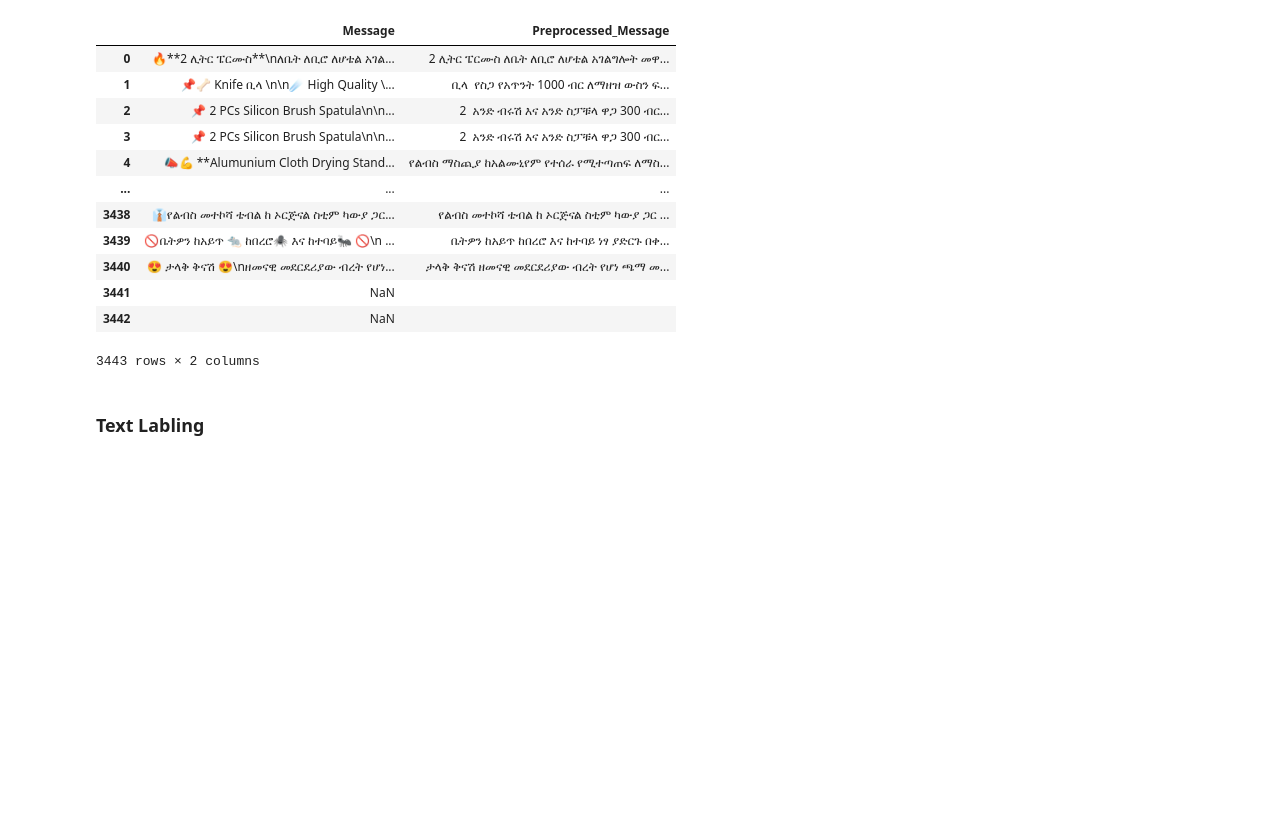
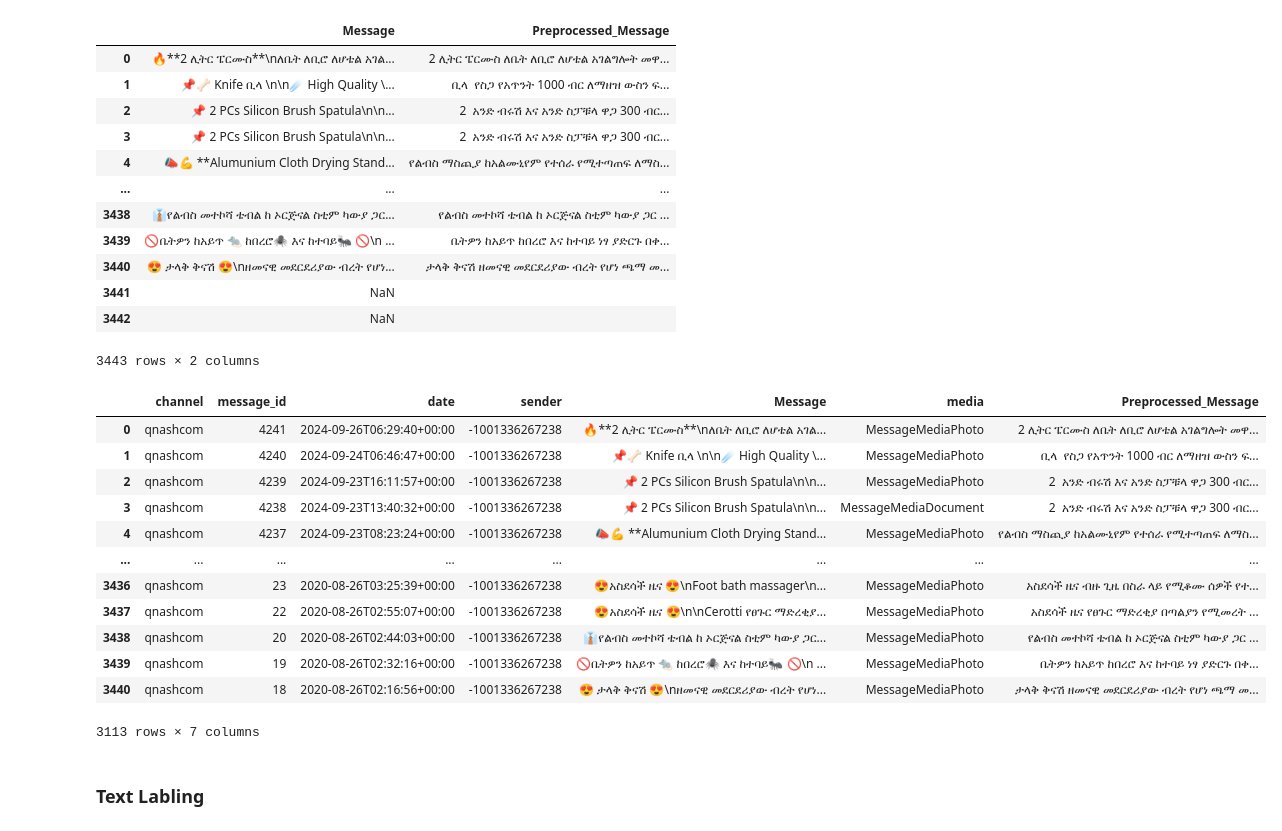
Before and after one commit to getahunTiruneh/EthioMart-E-commerce, a Jupyter notebook: notebook/Telegram_data_scrap.ipynb, the cells around one changed output. Drawn from its saved outputs; the diff is of its cells as text; code cells hidden in the pictures; blank space fills up the shorter version.

Commit message:
Modify data labeling

```diff
--- a/notebook/Telegram_data_scrap.ipynb
+++ b/notebook/Telegram_data_scrap.ipynb
@@ -24,6 +65,8 @@ telegram_data = pd.read_csv('../Data/telegram_data_qnashcom.csv')
+# %%
+text_processor = AmharicTextPreprocessor()
 # %%
 # Apply preprocessing to 'Message' column
-telegram_data['Preprocessed_Message'] = telegram_data['Message'].apply(preprocess_text)
+telegram_data['Preprocessed_Message'] = telegram_data['Message'].apply(text_processor.preprocess_text)
 
 # Display the preprocessed data
 telegram_data[['Message', 'Preprocessed_Message']]
@@ -41,5 +84,23 @@ telegram_data[['Message', 'Preprocessed_Message']]
 | 3441 | NaN |  |
 | 3442 | NaN |  |
 3443 rows × 2 columns
+# %%
+# filter Not null values from message columns
+telegram_data = telegram_data[telegram_data['Preprocessed_Message']!=("")]
+telegram_data
+# %% [output]
+|  | channel | message_id | date | sender | Message | media | Preprocessed_Message |
+| 0 | qnashcom | 4241 | 2024-09-26T06:29:40+00:00 | -1001336267238 | 🔥**2 ሊትር ፔርሙስ**\nለቤት ለቢሮ ለሆቴል አገል... | MessageMediaPhoto | 2 ሊትር ፔርሙስ ለቤት ለቢሮ ለሆቴል አገልግሎት መዋ... |
+| 1 | qnashcom | 4240 | 2024-09-24T06:46:47+00:00 | -1001336267238 | 📌🦴 Knife ቢላ \n\n☄️ High Quality \... | MessageMediaPhoto | ቢላ ️ የስጋ የአጥንት 1000 ብር ለማዘዝ ውስን ፍ... |
+| 2 | qnashcom | 4239 | 2024-09-23T16:11:57+00:00 | -1001336267238 | 📌 2 PCs Silicon Brush Spatula\n\n... | MessageMediaPhoto | 2 ️ አንድ ብሩሽ እና አንድ ስፓቹላ ዋጋ 300 ብር... |
+| 3 | qnashcom | 4238 | 2024-09-23T13:40:32+00:00 | -1001336267238 | 📌 2 PCs Silicon Brush Spatula\n\n... | MessageMediaDocument | 2 ️ አንድ ብሩሽ እና አንድ ስፓቹላ ዋጋ 300 ብር... |
+| 4 | qnashcom | 4237 | 2024-09-23T08:23:24+00:00 | -1001336267238 | 📣💪 **Alumunium Cloth Drying Stand... | MessageMediaPhoto | የልብስ ማስጪያ ከአልሙኒየም የተሰራ የሚተጣጠፍ ለማስ... |
+| ... | ... | ... | ... | ... | ... | ... | ... |
+| 3436 | qnashcom | 23 | 2020-08-26T03:25:39+00:00 | -1001336267238 | 😍አስደሳች ዜና 😍\nFoot bath massager\n... | MessageMediaPhoto | አስደሳች ዜና ብዙ ጊዜ በስራ ላይ የሚቆሙ ሰዎች የተ... |
+| 3437 | qnashcom | 22 | 2020-08-26T02:55:07+00:00 | -1001336267238 | 😍አስደሳች ዜና 😍\n\nCerotti የፀጉር ማድረቂያ... | MessageMediaPhoto | አስደሳች ዜና የፀጉር ማድረቂያ ️በጣልያን የሚመረት ... |
+| 3438 | qnashcom | 20 | 2020-08-26T02:44:03+00:00 | -1001336267238 | 👔የልብስ መተኮሻ ቴብል ከ ኦርጅናል ስቲም ካውያ ጋር... | MessageMediaPhoto | የልብስ መተኮሻ ቴብል ከ ኦርጅናል ስቲም ካውያ ጋር ... |
+| 3439 | qnashcom | 19 | 2020-08-26T02:32:16+00:00 | -1001336267238 | 🚫ቤትዎን ከአይጥ 🐀 ከበረሮ🕷 እና ከተባይ🐜 🚫\n ... | MessageMediaPhoto | ቤትዎን ከአይጥ ከበረሮ እና ከተባይ ነፃ ያድርጉ በቀ... |
+| 3440 | qnashcom | 18 | 2020-08-26T02:16:56+00:00 | -1001336267238 | 😍 ታላቅ ቅናሽ 😍\nዘመናዊ መደርደሪያው ብረት የሆነ... | MessageMediaPhoto | ታላቅ ቅናሽ ዘመናዊ መደርደሪያው ብረት የሆነ ጫማ መ... |
+3113 rows × 7 columns
 # %% [markdown]
 ### Text Labling
```
Also changed, not shown: parts of 11 cells of this notebook, 2 other files.
